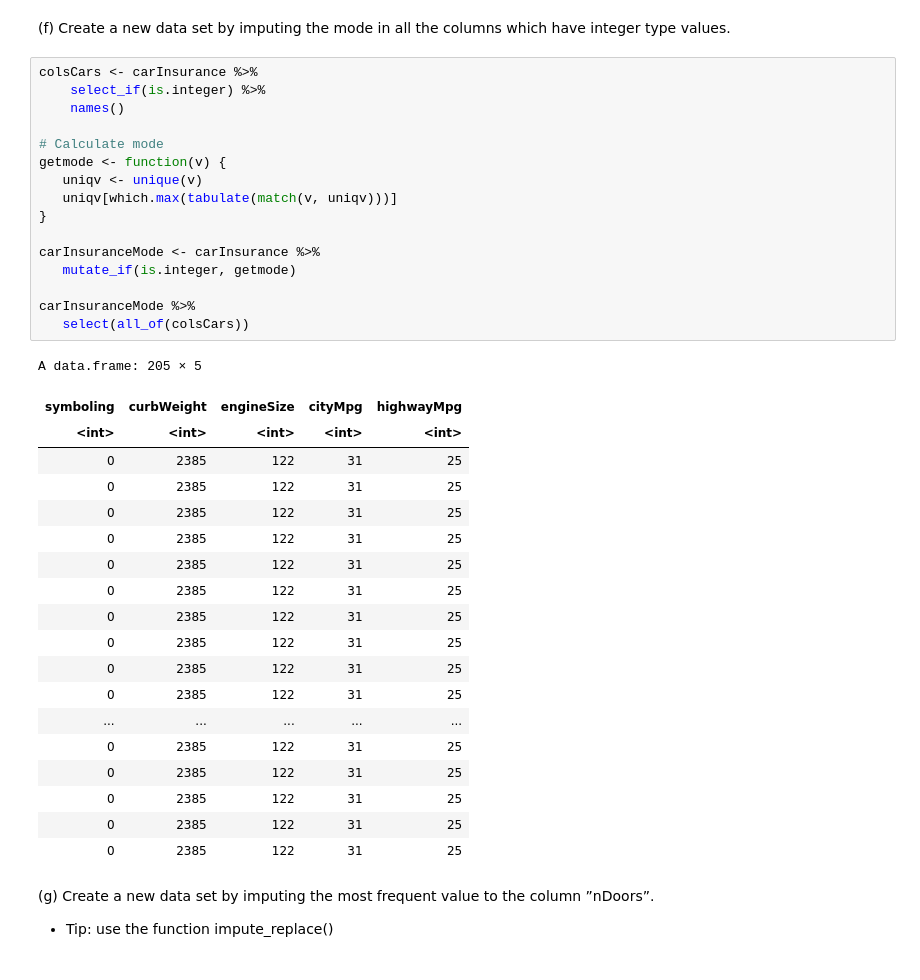
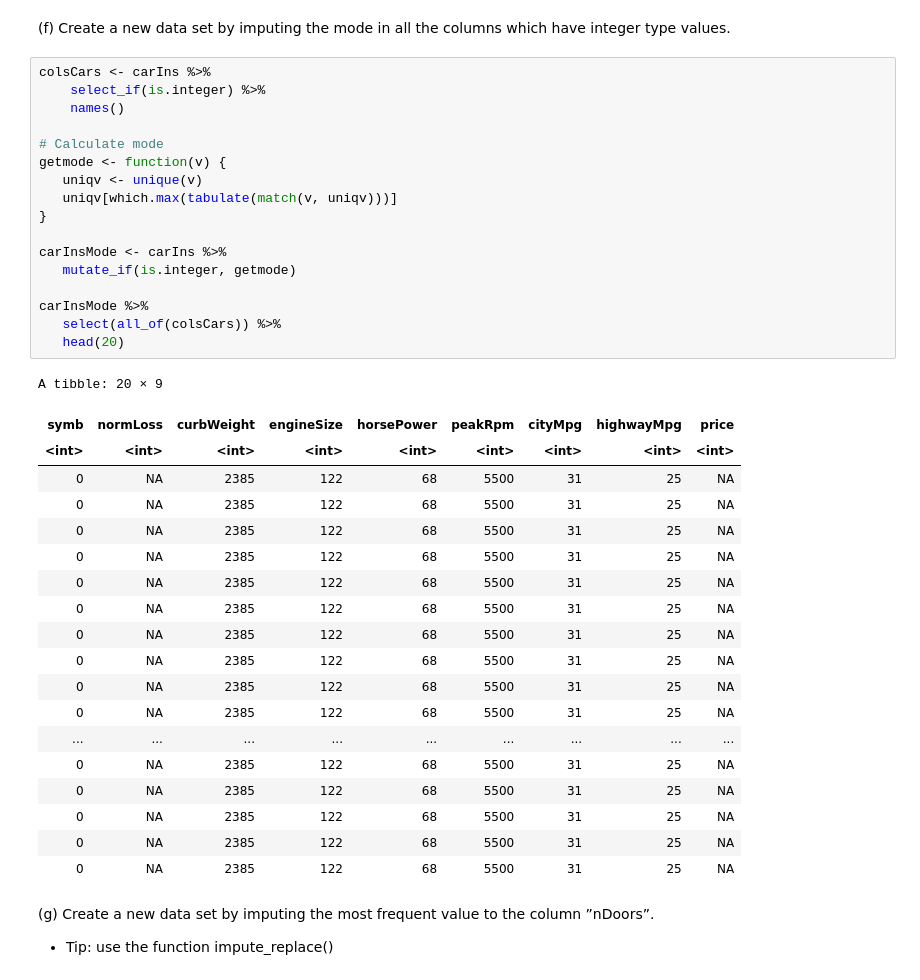
Before and after one commit to JHyel2015/handson_2023A, a Jupyter notebook: notebooks/02_DataQAR.ipynb, the cells around one changed output. Cells and saved outputs as stored; diff of their text form.

```diff
--- a/notebooks/02_DataQAR.ipynb
+++ b/notebooks/02_DataQAR.ipynb
@@ -147,41 +122,42 @@ A data.frame: 10 × 26
 # %% [markdown]
 (f) Create a new data set by imputing the mode in all the columns which have integer type values.
 # %%
-colsCars <- carInsurance %>%
+colsCars <- carIns %>%
     select_if(is.integer) %>%
     names()
 
 # Calculate mode
 getmode <- function(v) {
    uniqv <- unique(v)
    uniqv[which.max(tabulate(match(v, uniqv)))]
 }
 
-carInsuranceMode <- carInsurance %>%
+carInsMode <- carIns %>%
    mutate_if(is.integer, getmode)
 
-carInsuranceMode %>%
-   select(all_of(colsCars))
+carInsMode %>%
+   select(all_of(colsCars)) %>%
+   head(20)
 # %% [output]
-A data.frame: 205 × 5
+A tibble: 20 × 9
-| symboling | curbWeight | engineSize | cityMpg | highwayMpg |
-| <int> | <int> | <int> | <int> | <int> |
-| 0 | 2385 | 122 | 31 | 25 |
-| 0 | 2385 | 122 | 31 | 25 |
-| 0 | 2385 | 122 | 31 | 25 |
-| 0 | 2385 | 122 | 31 | 25 |
-| 0 | 2385 | 122 | 31 | 25 |
-| 0 | 2385 | 122 | 31 | 25 |
-| 0 | 2385 | 122 | 31 | 25 |
-| 0 | 2385 | 122 | 31 | 25 |
-| 0 | 2385 | 122 | 31 | 25 |
-| 0 | 2385 | 122 | 31 | 25 |
-| ... | ... | ... | ... | ... |
-| 0 | 2385 | 122 | 31 | 25 |
-| 0 | 2385 | 122 | 31 | 25 |
-| 0 | 2385 | 122 | 31 | 25 |
-| 0 | 2385 | 122 | 31 | 25 |
-| 0 | 2385 | 122 | 31 | 25 |
+| symb | normLoss | curbWeight | engineSize | horsePower | peakRpm | cityMpg | highwayMpg | price |
+| <int> | <int> | <int> | <int> | <int> | <int> | <int> | <int> | <int> |
+| 0 | NA | 2385 | 122 | 68 | 5500 | 31 | 25 | NA |
+| 0 | NA | 2385 | 122 | 68 | 5500 | 31 | 25 | NA |
+| 0 | NA | 2385 | 122 | 68 | 5500 | 31 | 25 | NA |
+| 0 | NA | 2385 | 122 | 68 | 5500 | 31 | 25 | NA |
+| 0 | NA | 2385 | 122 | 68 | 5500 | 31 | 25 | NA |
+| 0 | NA | 2385 | 122 | 68 | 5500 | 31 | 25 | NA |
+| 0 | NA | 2385 | 122 | 68 | 5500 | 31 | 25 | NA |
+| 0 | NA | 2385 | 122 | 68 | 5500 | 31 | 25 | NA |
+| 0 | NA | 2385 | 122 | 68 | 5500 | 31 | 25 | NA |
+| 0 | NA | 2385 | 122 | 68 | 5500 | 31 | 25 | NA |
+| ... | ... | ... | ... | ... | ... | ... | ... | ... |
+| 0 | NA | 2385 | 122 | 68 | 5500 | 31 | 25 | NA |
+| 0 | NA | 2385 | 122 | 68 | 5500 | 31 | 25 | NA |
+| 0 | NA | 2385 | 122 | 68 | 5500 | 31 | 25 | NA |
+| 0 | NA | 2385 | 122 | 68 | 5500 | 31 | 25 | NA |
+| 0 | NA | 2385 | 122 | 68 | 5500 | 31 | 25 | NA |
 # %% [markdown]
 (g) Create a new data set by imputing the most frequent value to the column ”nDoors”.
 - Tip: use the function impute_replace()
```
Also changed, not shown: parts of 17 cells of this notebook, 5 other files.
